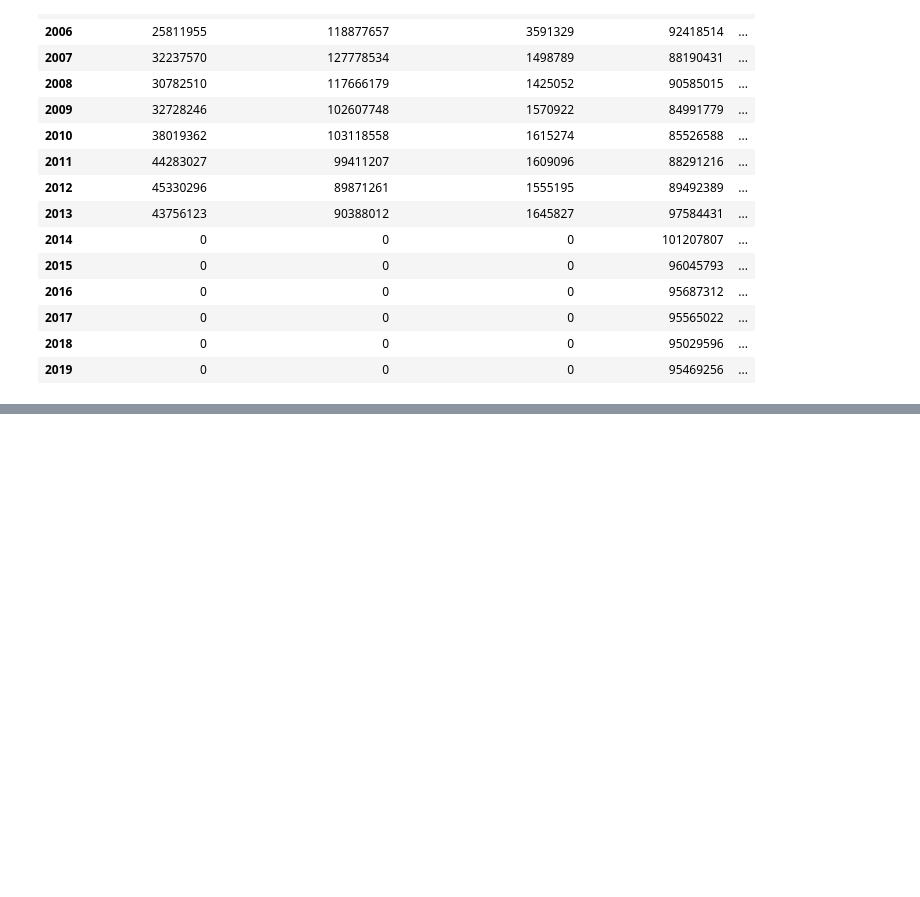
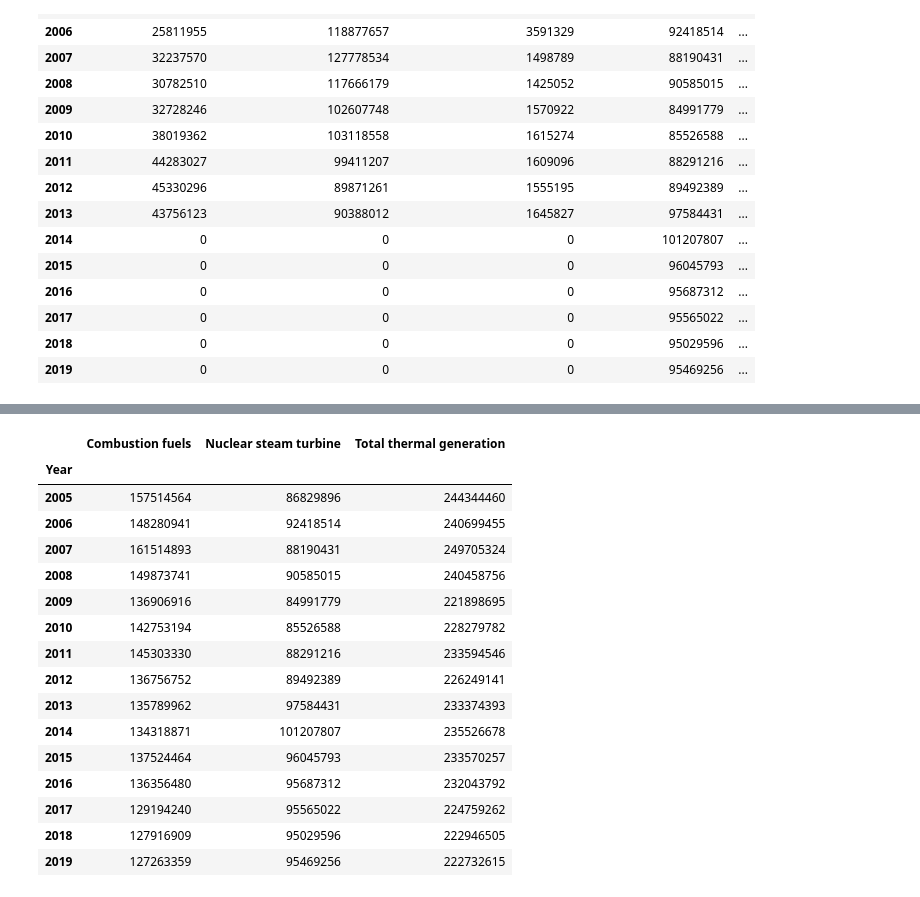
Before and after one commit to kk-deng/CanadaEnergyIE, a Jupyter notebook: Part 4 - Extraction.ipynb, the cells around one changed output, grey strips where cells are left out. Cells and saved outputs as stored; diff of their text form; code cells hidden in the pictures; blank space fills up the shorter version.

```diff
--- a/Extraction_for_Table_5.ipynb
+++ b/Part 4 - Extraction.ipynb
@@ -177,3 +179,10 @@ oil_energy_data
 | 2017 | 0 | 0 | 0 | 95565022 | ... |
 | 2018 | 0 | 0 | 0 | 95029596 | ... |
 | 2019 | 0 | 0 | 0 | 95469256 | ... |
+# %%
+# Combined columns that contain 0 into one complete column
+oil_energy_data["Combustion fuels"] = (oil_energy_data["Combustion turbine"] +
+                                        oil_energy_data["Conventional steam turbine"] +
+                                        oil_energy_data["Internal combustion turbine"] +
+                                        oil_energy_data["Total electricity production from combustible fuels"])
+oil_energy_data
@@ -180 +212,23 @@ oil_energy_data
+# %%
+# Use the combined column as new table
+oil_energy_data = oil_energy_data[["Combustion fuels", "Nuclear steam turbine", "Total thermal generation"]]
+oil_energy_data
+# %% [output]
+|  | Combustion fuels | Nuclear steam turbine | Total thermal generation |
+| Year |  |  |  |
+| 2005 | 157514564 | 86829896 | 244344460 |
+| 2006 | 148280941 | 92418514 | 240699455 |
+| 2007 | 161514893 | 88190431 | 249705324 |
+| 2008 | 149873741 | 90585015 | 240458756 |
+| 2009 | 136906916 | 84991779 | 221898695 |
+| 2010 | 142753194 | 85526588 | 228279782 |
+| 2011 | 145303330 | 88291216 | 233594546 |
+| 2012 | 136756752 | 89492389 | 226249141 |
+| 2013 | 135789962 | 97584431 | 233374393 |
+| 2014 | 134318871 | 101207807 | 235526678 |
+| 2015 | 137524464 | 96045793 | 233570257 |
+| 2016 | 136356480 | 95687312 | 232043792 |
+| 2017 | 129194240 | 95565022 | 224759262 |
+| 2018 | 127916909 | 95029596 | 222946505 |
+| 2019 | 127263359 | 95469256 | 222732615 |
 # %%
```
Also changed, not shown: parts of 17 cells of this notebook, 4 other files.
